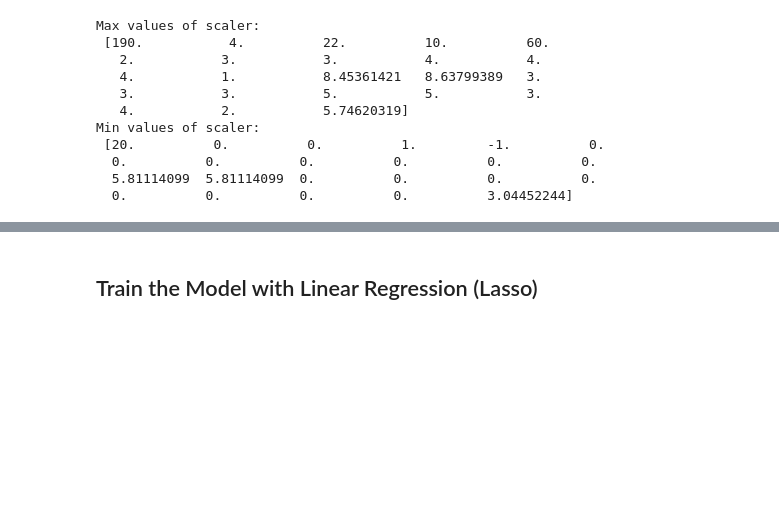
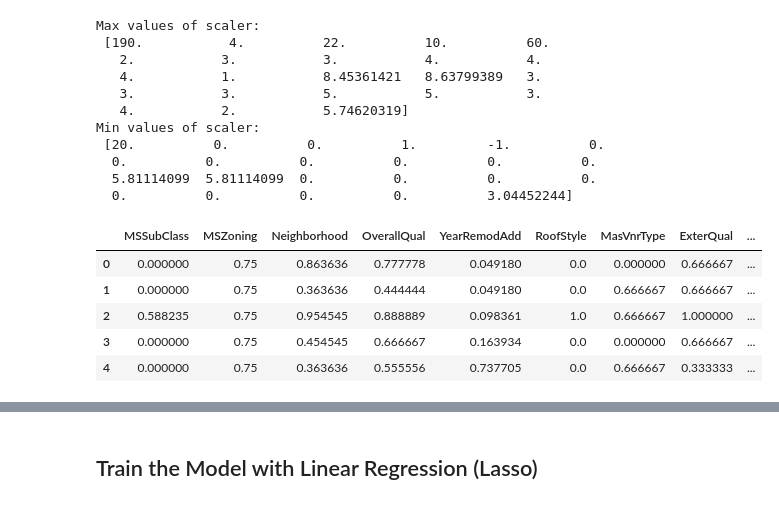
Before and after one commit to jayguptacal/RetailAndMarketing, a Jupyter notebook: HouseSalesPricePrediction/6a_FullMLPipeline_ProductionPurpose.ipynb, the cells around one changed output, grey strips where cells are left out. Drawn from its saved outputs; the diff is of its cells as text; code cells hidden in the pictures; blank space fills up the shorter version.

```diff
--- a/HouseSalesPricePrediction/6a_FullMLPipeline_ProductionPurpose.ipynb
+++ b/HouseSalesPricePrediction/6a_FullMLPipeline_ProductionPurpose.ipynb
@@ -215,3 +222,20 @@ Min values of scaler:
 # Transforming the train and test dataset
 X_train = scaler.transform(X_train[features])
 X_test = scaler.transform(X_test[features])
+# %%
+df = pd.DataFrame(X_train)
+# %%
+df.columns = ['MSSubClass', 'MSZoning', 'Neighborhood', 'OverallQual', 'YearRemodAdd',
+       'RoofStyle', 'MasVnrType', 'ExterQual', 'BsmtQual', 'BsmtExposure',
+       'HeatingQC', 'CentralAir', '1stFlrSF', 'GrLivArea', 'BsmtFullBath',
+       'KitchenQual', 'Fireplaces', 'FireplaceQu', 'GarageType',
+       'GarageFinish', 'GarageCars', 'PavedDrive', 'LotFrontage']
+# %%
+df.head()
+# %% [output]
+|  | MSSubClass | MSZoning | Neighborhood | OverallQual | YearRemodAdd | RoofStyle | MasVnrType | ExterQual | ... |
+| 0 | 0.000000 | 0.75 | 0.863636 | 0.777778 | 0.049180 | 0.0 | 0.000000 | 0.666667 | ... |
+| 1 | 0.000000 | 0.75 | 0.363636 | 0.444444 | 0.049180 | 0.0 | 0.666667 | 0.666667 | ... |
+| 2 | 0.588235 | 0.75 | 0.954545 | 0.888889 | 0.098361 | 1.0 | 0.666667 | 1.000000 | ... |
+| 3 | 0.000000 | 0.75 | 0.454545 | 0.666667 | 0.163934 | 0.0 | 0.000000 | 0.666667 | ... |
+| 4 | 0.000000 | 0.75 | 0.363636 | 0.555556 | 0.737705 | 0.0 | 0.666667 | 0.333333 | ... |
```
Also changed, not shown: parts of 13 cells of this notebook, 8 other files.
